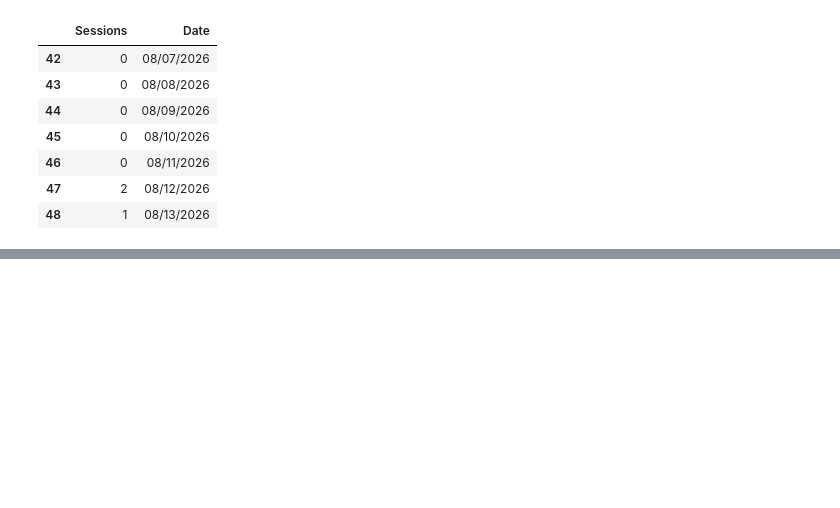
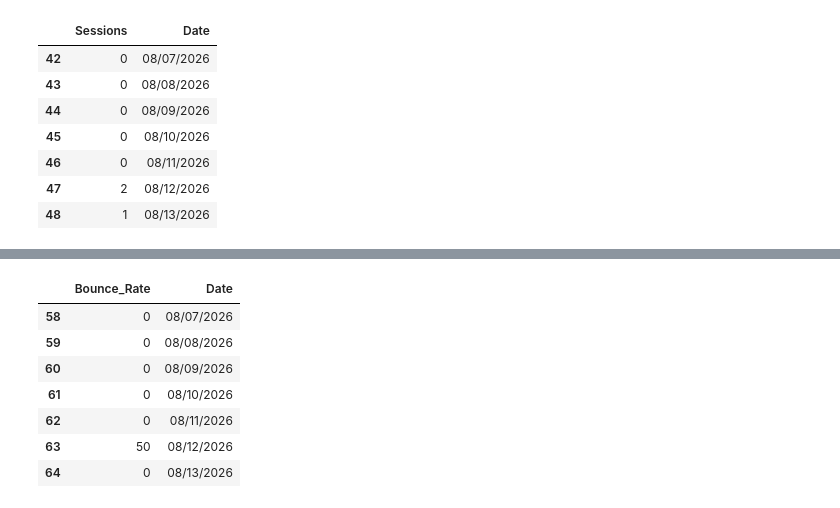
Before and after one commit to lomboto05-commits/contentsquare-website-analytics, a Jupyter notebook: ContentsquareAnalysis.ipynb, the cells around one changed output, grey strips where cells are left out. Saved outputs shown, nothing was run; the diff lists cells and outputs as text; code cells hidden in the pictures; blank space fills up the shorter version.

```diff
--- a/ContentsquareAnalysis.ipynb
+++ b/ContentsquareAnalysis.ipynb
@@ -157,0 +177,20 @@ display(daily_sessions)
+# %%
+# Extract daily bounce rate
+
+daily_bounce = kpi_raw.loc[58:64, [1, 2]].copy()
+
+daily_bounce.columns = ["Bounce_Rate", "Date"]
+
+daily_bounce = daily_bounce.dropna()
+daily_bounce["Bounce_Rate"] = pd.to_numeric(daily_bounce["Bounce_Rate"])
+
+display(daily_bounce)
+# %% [output]
+|  | Bounce_Rate | Date |
+| 58 | 0 | 08/07/2026 |
+| 59 | 0 | 08/08/2026 |
+| 60 | 0 | 08/09/2026 |
+| 61 | 0 | 08/10/2026 |
+| 62 | 0 | 08/11/2026 |
+| 63 | 50 | 08/12/2026 |
+| 64 | 0 | 08/13/2026 |
```
Also changed, not shown: parts of 4 cells of this notebook.
